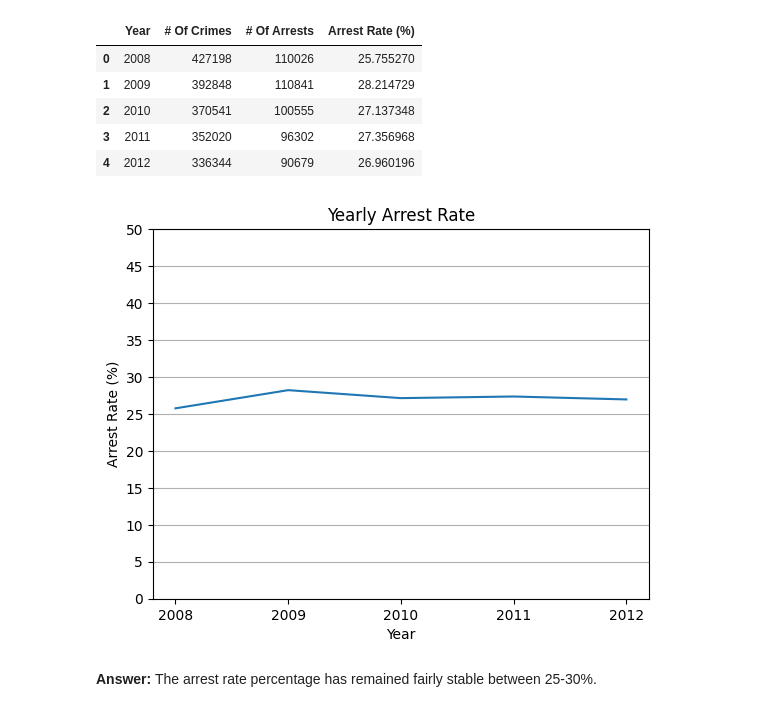
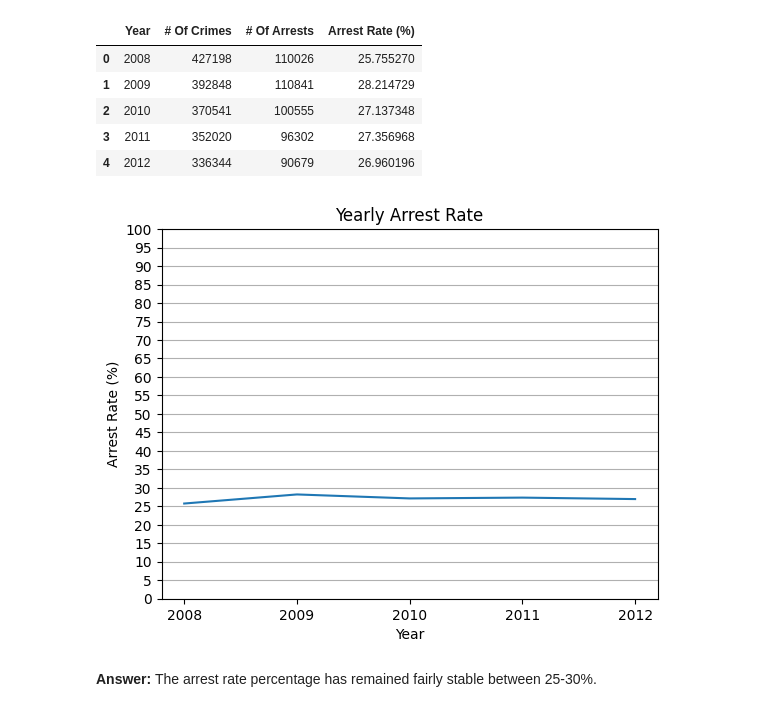
Before and after one commit to SVMino53/aiM24_Databehandling_Inlamning, a Jupyter notebook: chicago.ipynb, the cells around one changed output. Drawn from its saved outputs; the diff is of its cells as text; code cells hidden in the pictures.

```diff
--- a/chicago.ipynb
+++ b/chicago.ipynb
@@ -323,14 +324,14 @@ arrest_rate_df
 # %%
 sns.lineplot(arrest_rate_df, x="Year", y="Arrest Rate (%)", )
 plt.title("Yearly Arrest Rate")
-plt.ylim(0, 50)
+plt.ylim(0, 100)
 plt.xticks(years)
-plt.yticks(range(0, 51, 5))
+plt.yticks(range(0, 101, 5))
 plt.grid(True, axis="y")
 
 plt.show()
 # %% [output]
-[figure, old version]
+[figure, new version]
 # %% [markdown]
 **Answer:** The arrest rate percentage has remained fairly stable between 25-30%.
 # %% [markdown]
```
Also changed, not shown: parts of 26 cells of this notebook.
